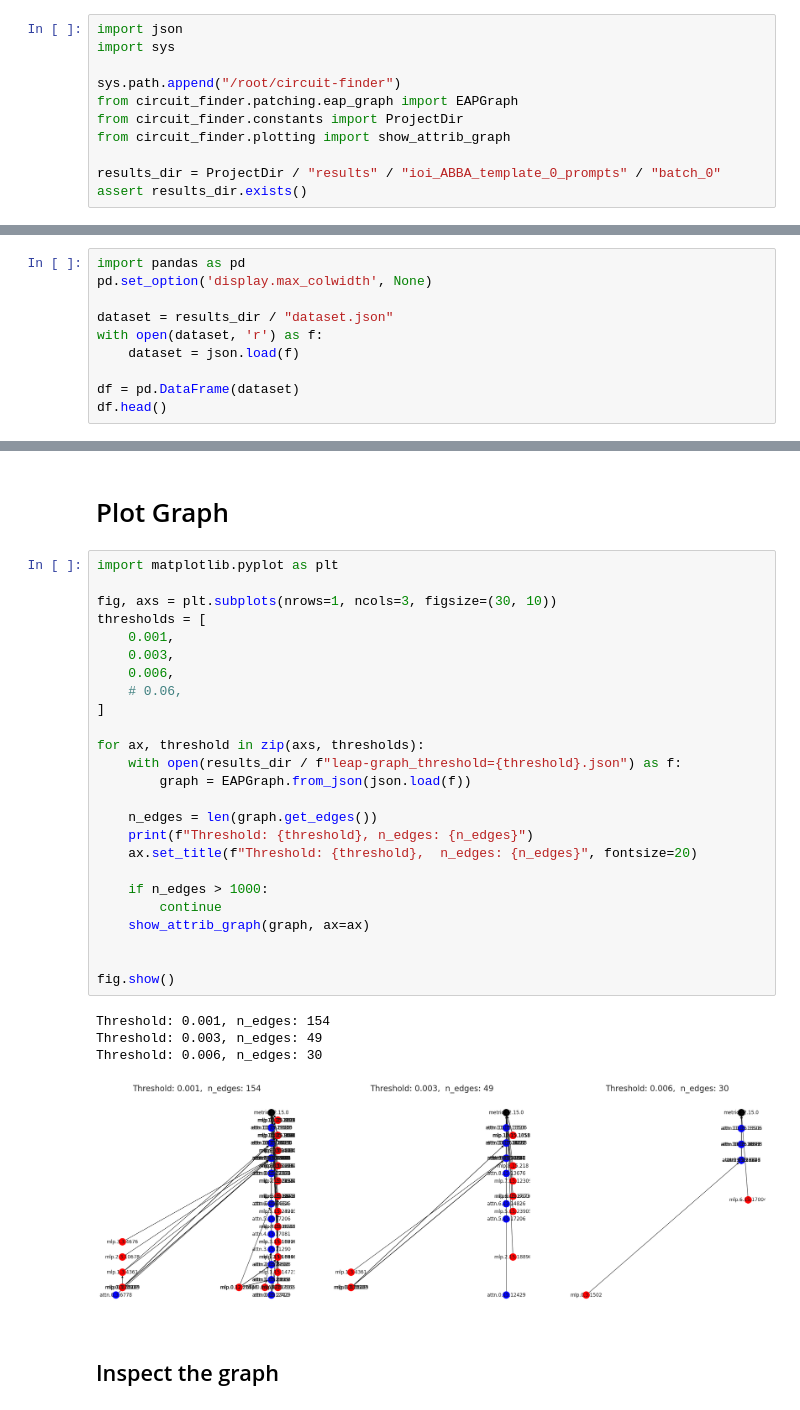
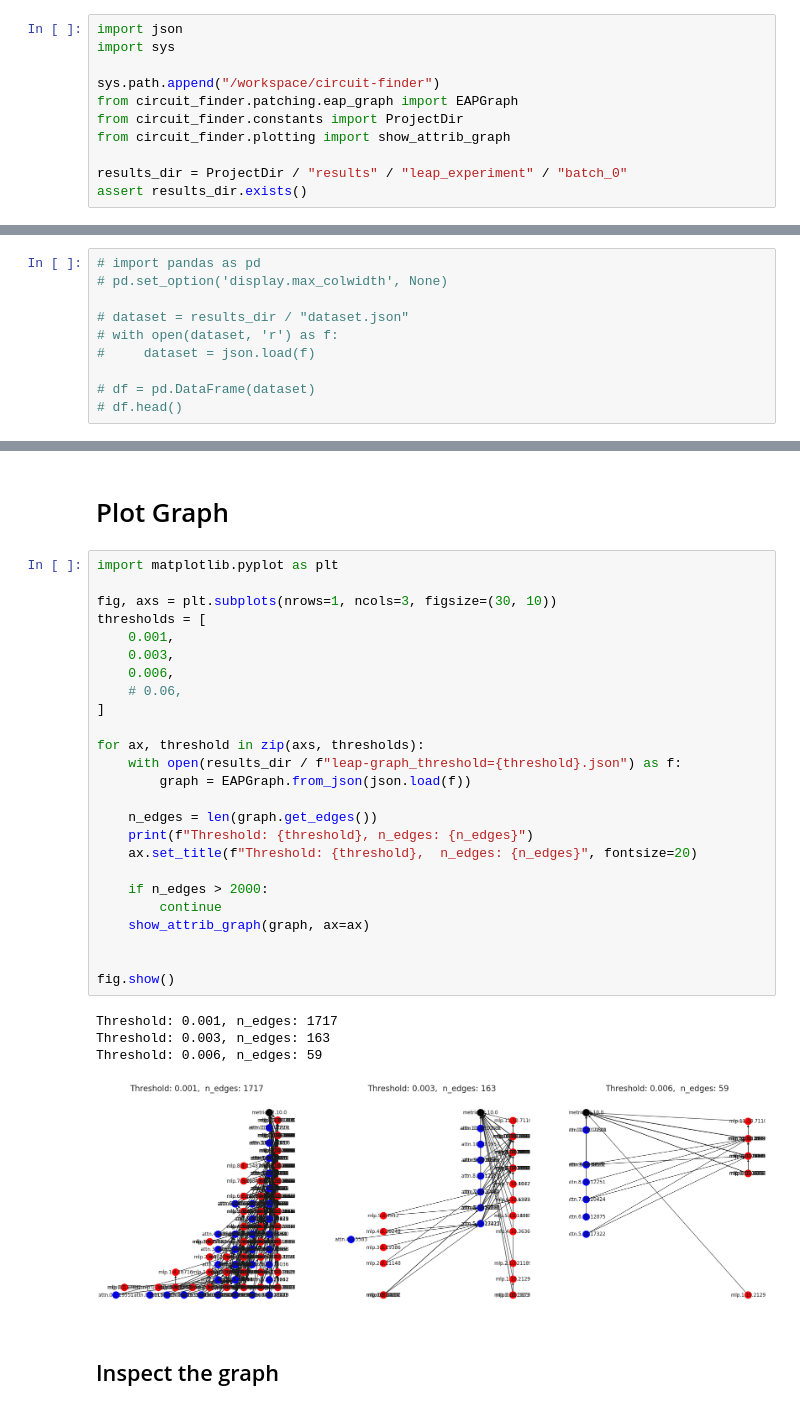
Before and after one commit to dtch1997/circuit-finder, a Jupyter notebook: circuit_finder/experiments/viz_leap_experiment_results.ipynb, the cells around one changed output, grey strips where cells are left out. Saved outputs shown, nothing was run; the diff lists cells and outputs as text.

Commit message:
greaterthan circuit

```diff
--- a/circuit_finder/experiments/viz_leap_experiment_results.ipynb
+++ b/circuit_finder/experiments/viz_leap_experiment_results.ipynb
@@ -2,12 +2,12 @@
 import json
 import sys
 
-sys.path.append("/root/circuit-finder")
+sys.path.append("/workspace/circuit-finder")
 from circuit_finder.patching.eap_graph import EAPGraph
 from circuit_finder.constants import ProjectDir
 from circuit_finder.plotting import show_attrib_graph
 
-results_dir = ProjectDir / "results" / "ioi_ABBA_template_0_prompts" / "batch_0"
+results_dir = ProjectDir / "results" / "leap_experiment" / "batch_0"
 assert results_dir.exists()
 # %% [markdown]
 # Print Hparams
@@ -27,12 +27,12 @@ verbose: False
 # %% [markdown]
 # Show Dataset
 # %%
-import pandas as pd
-pd.set_option('display.max_colwidth', None)
+# import pandas as pd
+# pd.set_option('display.max_colwidth', None)
 
-dataset = results_dir / "dataset.json"
-with open(dataset, 'r') as f:
-    dataset = json.load(f)
+# dataset = results_dir / "dataset.json"
+# with open(dataset, 'r') as f:
+#     dataset = json.load(f)
 
-df = pd.DataFrame(dataset)
-df.head()
+# df = pd.DataFrame(dataset)
+# df.head()
@@ -47,33 +41,33 @@ df.head()
 # %%
 import matplotlib.pyplot as plt
 
 fig, axs = plt.subplots(nrows=1, ncols=3, figsize=(30, 10))
 thresholds = [
     0.001,
     0.003,
     0.006,
     # 0.06,
 ]
 
 for ax, threshold in zip(axs, thresholds):
     with open(results_dir / f"leap-graph_threshold={threshold}.json") as f:
         graph = EAPGraph.from_json(json.load(f))
 
     n_edges = len(graph.get_edges())
     print(f"Threshold: {threshold}, n_edges: {n_edges}")
     ax.set_title(f"Threshold: {threshold},  n_edges: {n_edges}", fontsize=20)
 
-    if n_edges > 1000:
+    if n_edges > 2000:
         continue
     show_attrib_graph(graph, ax=ax)
 
 
 fig.show()
 # %% [output]
-Threshold: 0.001, n_edges: 154
-Threshold: 0.003, n_edges: 49
-Threshold: 0.006, n_edges: 30
+Threshold: 0.001, n_edges: 1717
+Threshold: 0.003, n_edges: 163
+Threshold: 0.006, n_edges: 59
-[figure, old version]
+[figure, new version]
 # %% [markdown]
 ## Inspect the graph
 # %%
```
Also changed, not shown: parts of 11 cells of this notebook, 3 other files.
